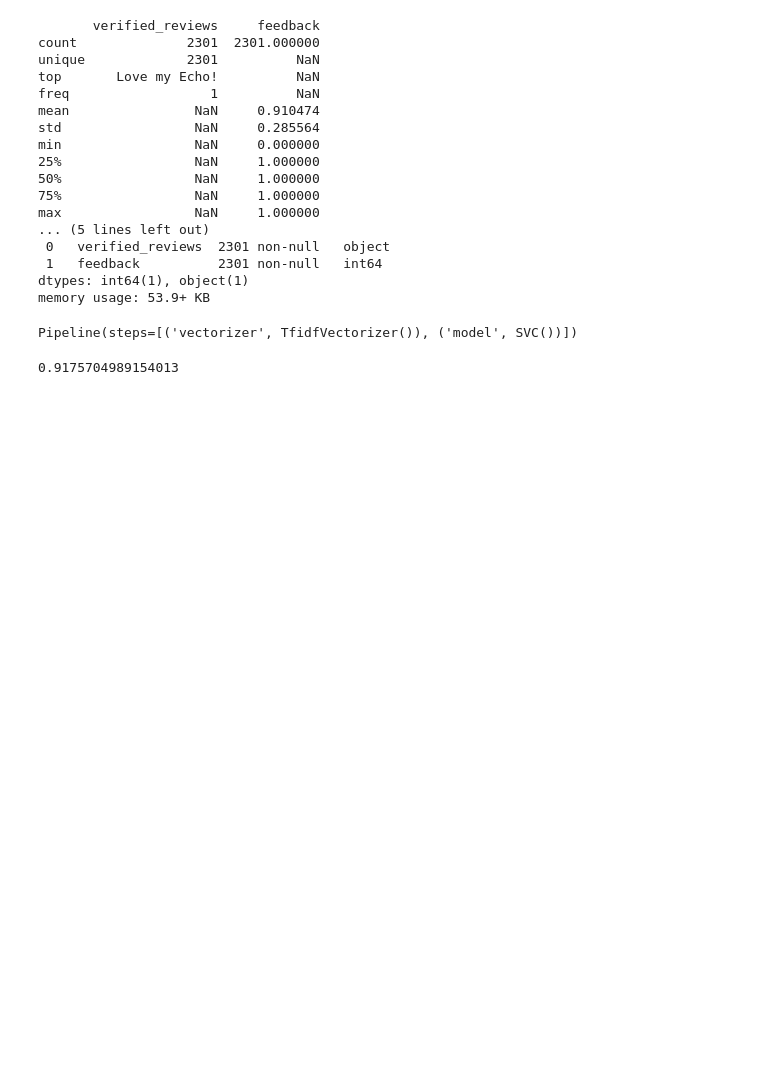
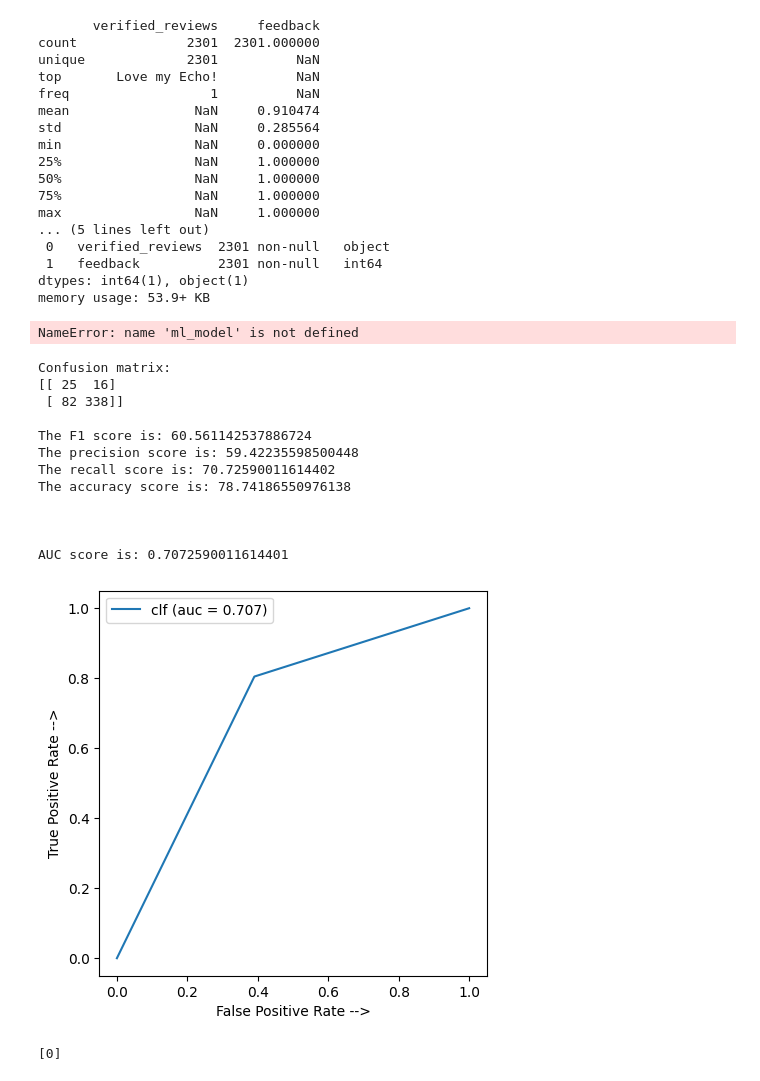
Before and after one commit to OmarNashat01/MCIT_Internship, a Jupyter notebook: Sentiment_analysis_OOP.ipynb, the cells around one changed output. Drawn from its saved outputs; the diff is of its cells as text; code cells hidden in the pictures; blank space fills up the shorter version.

```diff
--- a/Sentiment_analysis_OOP.ipynb
+++ b/Sentiment_analysis_OOP.ipynb
@@ -2,6 +2,7 @@
 #!pip install nltk
 
 
+from imblearn.over_sampling import SMOTE
 
 # Import the required libraires
 import numpy as np
@@ -9,13 +10,14 @@ import pandas as pd
 
 # visualization libraries
 import matplotlib.pyplot as plt
-import seaborn as sns
+
 %matplotlib inline
 
 import re
 
 # Pre-processing library
 import nltk
+import gensim
 from nltk.corpus import stopwords
 from nltk.stem import WordNetLemmatizer
 from nltk.tokenize import word_tokenize
@@ -27,13 +29,16 @@ nltk.download('punkt')
 from sklearn.feature_extraction.text import TfidfVectorizer
 
 
+from sklearn.metrics import accuracy_score, f1_score, precision_score, recall_score, classification_report, confusion_matrix, roc_auc_score, roc_curve, auc
 from sklearn.model_selection import train_test_split
 
 # Models
 from sklearn import svm
+from sklearn.naive_bayes import GaussianNB
 from sklearn.ensemble import RandomForestClassifier
 from sklearn.linear_model import LogisticRegression
 from sklearn.pipeline import Pipeline
+from xgboost import XGBClassifier
 
 
 
@@ -43,7 +48,7 @@ from sklearn.pipeline import Pipeline
 #         print(os.path.join(dirname, filename))
 
 # df = pd.read_csv("/kaggle/input/amazon-alexa-reviews/amazon_alexa.tsv",sep="\t")
-df = pd.read_csv('./amazon_alexa.tsv', sep='\t')
+df = pd.read_csv('./data/amazon_alexa.tsv', sep='\t')
 print(df.shape)
 df.head()
 # %% [output]
@@ -132,11 +210,28 @@ class ml_model():
 # %%
-x_train, x_test ,y_train,y_test = train_test_split(df['verified_reviews'],df['feedback'],test_size=0.2,random_state=42)
+x_train, x_test ,y_train,y_test = train_test_split(df['verified_reviews'],df['feedback'],test_size=0.2,random_state=42, stratify=df['feedback'])
 # %%
-mymodel = ml_model('tfidf', 'svm')
+
+mymodel = ml_model('xgboost','tfidf')
 mymodel.train(x_train, y_train)
 # %% [output]
-Pipeline(steps=[('vectorizer', TfidfVectorizer()), ('model', SVC())])
+NameError: name 'ml_model' is not defined
 # %%
-print(mymodel.score(x_test,y_test))
+mymodel.draw_roc(x_test,y_test)
 # %% [output]
-0.9175704989154013
+Confusion matrix:
+[[ 25  16]
+ [ 82 338]]
+
+The F1 score is: 60.561142537886724
+The precision score is: 59.42235598500448
+The recall score is: 70.72590011614402
+The accuracy score is: 78.74186550976138
+
+
+
+AUC score is: 0.7072590011614401
+[figure, added]
+# %%
+print(mymodel.predict('terrible it'))
+# %% [output]
+[0]
```
Also changed, not shown: parts of 4 cells of this notebook, 9 other files.
